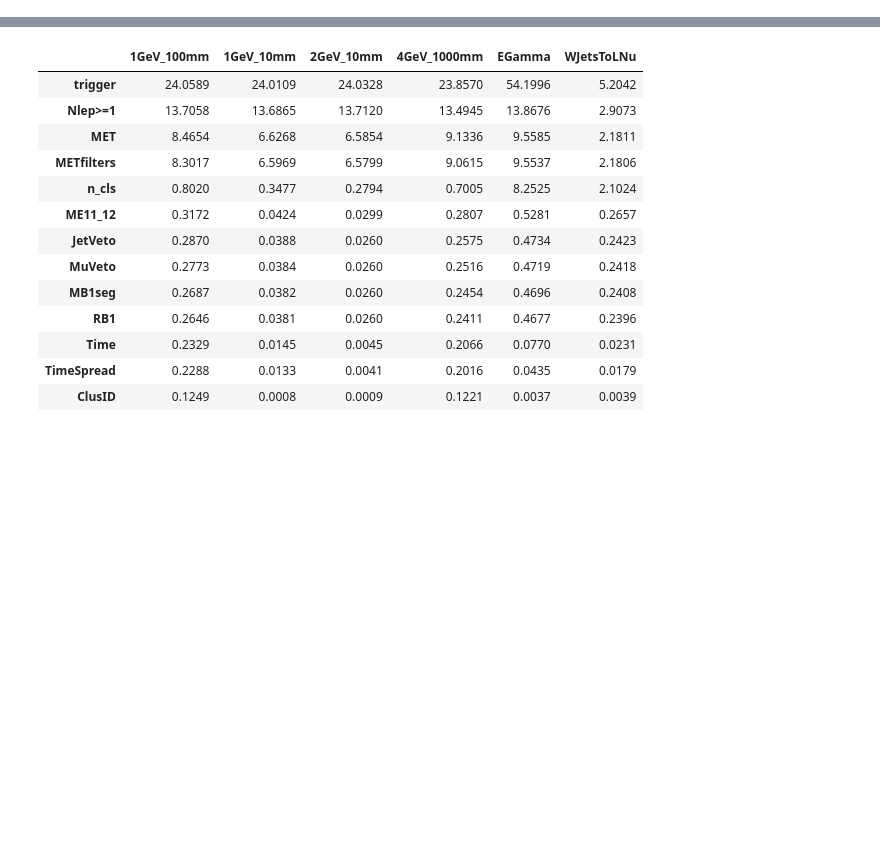
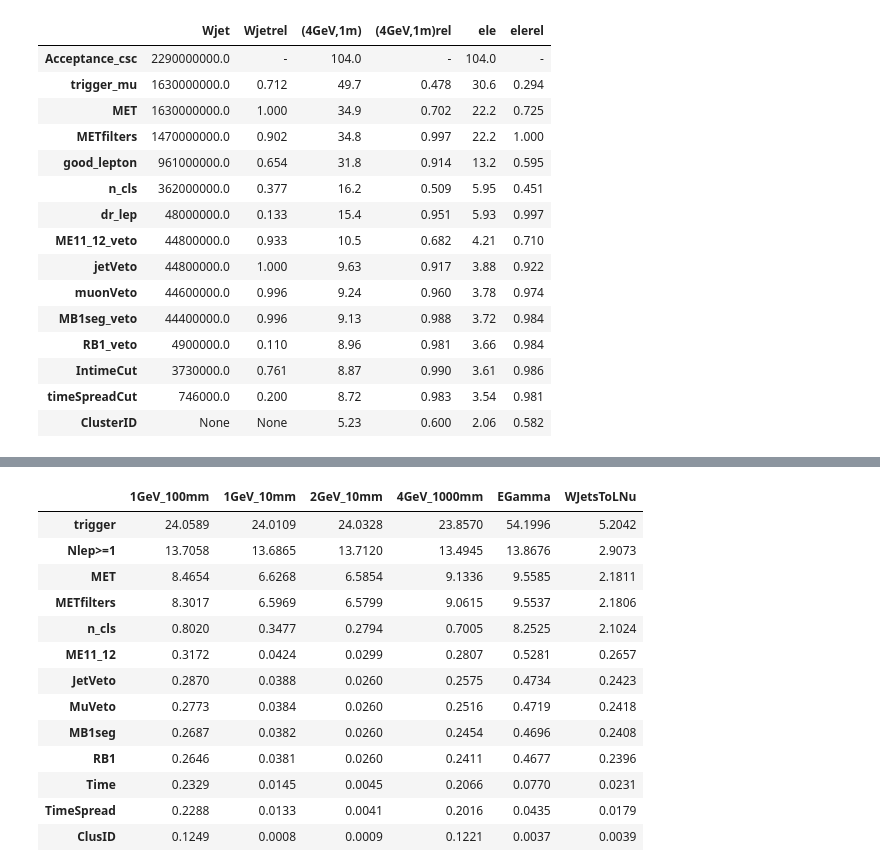
Before and after one commit to kakwok/LLP_coffea, a Jupyter notebook: notebook/CutFlow.ipynb, the cells around one changed output, grey strips where cells are left out. Saved outputs shown, nothing was run; the diff lists cells and outputs as text; code cells hidden in the pictures; blank space fills up the shorter version.

```diff
--- a/notebook/CutFlow.ipynb
+++ b/notebook/CutFlow.ipynb
@@ -213,0 +236,41 @@ df_rel
+# %%
+import pandas as pd
+h = out_mu['cutflow'].integrate("region",'csc_cutflow')
+
+h_e = out_e['cutflow'].integrate("region",'csc_cutflow')
+
+table={}
+
+name= "(4GeV,1m)"
+signal = "HNL_electronType_mHNL4p0_pl1000"
+cutnames = getCutNames(h,signal)[1:]
+
+table[name]=getCutFlowArray(h,signal)[1:]
+table[name+"rel"] =getCutEff(table[name])
+
+name= "(4GeV,1m)"
+signal = "HNL_muonType_mHNL2p0_pl10000_rwctau5000"
+
+table[name]=getCutFlowArray(h,signal)[1:]
+table[name+"rel"] =getCutEff(table[name])
+
+df_abs = pd.DataFrame.from_dict(table,orient="index",columns=cutnames,dtype=str).transpose()
+# %%
+df_abs
+# %% [output]
+|  | Wjet | Wjetrel | (4GeV,1m) | (4GeV,1m)rel | ele | elerel |
+| Acceptance_csc | 2290000000.0 | - | 104.0 | - | 104.0 | - |
+| trigger_mu | 1630000000.0 | 0.712 | 49.7 | 0.478 | 30.6 | 0.294 |
+| MET | 1630000000.0 | 1.000 | 34.9 | 0.702 | 22.2 | 0.725 |
+| METfilters | 1470000000.0 | 0.902 | 34.8 | 0.997 | 22.2 | 1.000 |
+| good_lepton | 961000000.0 | 0.654 | 31.8 | 0.914 | 13.2 | 0.595 |
+| n_cls | 362000000.0 | 0.377 | 16.2 | 0.509 | 5.95 | 0.451 |
+| dr_lep | 48000000.0 | 0.133 | 15.4 | 0.951 | 5.93 | 0.997 |
+| ME11_12_veto | 44800000.0 | 0.933 | 10.5 | 0.682 | 4.21 | 0.710 |
+| jetVeto | 44800000.0 | 1.000 | 9.63 | 0.917 | 3.88 | 0.922 |
+| muonVeto | 44600000.0 | 0.996 | 9.24 | 0.960 | 3.78 | 0.974 |
+| MB1seg_veto | 44400000.0 | 0.996 | 9.13 | 0.988 | 3.72 | 0.984 |
+| RB1_veto | 4900000.0 | 0.110 | 8.96 | 0.981 | 3.66 | 0.984 |
+| IntimeCut | 3730000.0 | 0.761 | 8.87 | 0.990 | 3.61 | 0.986 |
+| timeSpreadCut | 746000.0 | 0.200 | 8.72 | 0.983 | 3.54 | 0.981 |
+| ClusterID | None | None | 5.23 | 0.600 | 2.06 | 0.582 |
```
Also changed, not shown: parts of 35 cells of this notebook.
